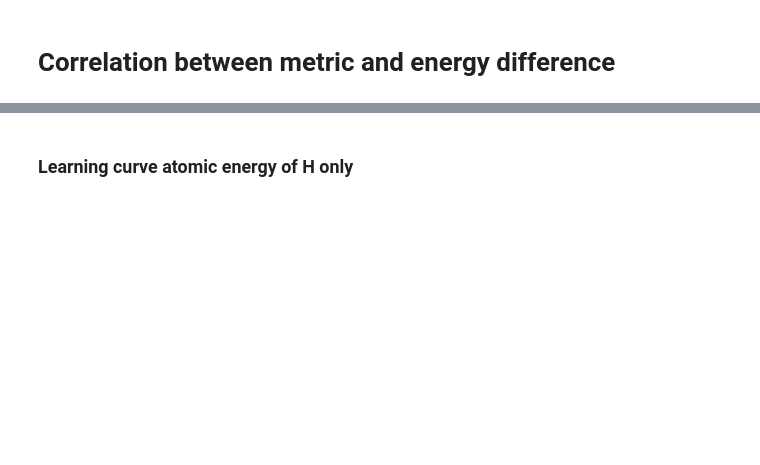
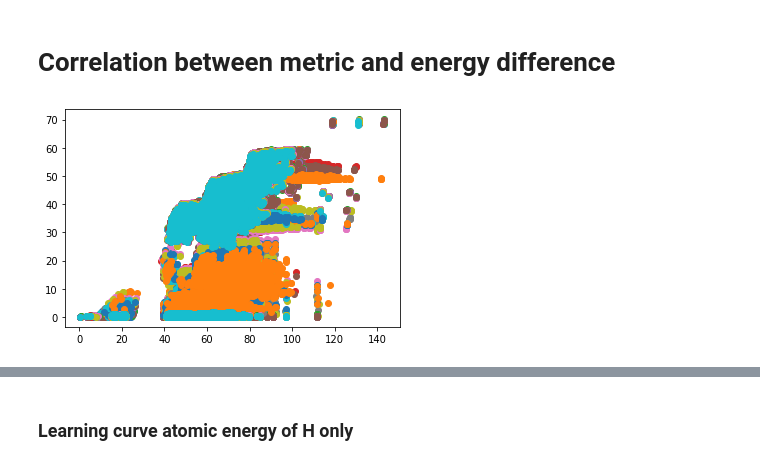
Before and after one commit to ferchault/APDFT, a Jupyter notebook: prototyping/atomic_energies/analysis/machine_learning/analysis_atomic_properties.ipynb, the cells around one changed output, grey strips where cells are left out. Drawn from its saved outputs; the diff is of its cells as text; code cells hidden in the pictures; blank space fills up the shorter version.

```diff
--- a/prototyping/atomic_energies/analysis/machine_learning/analysis_atomic_properties.ipynb
+++ b/prototyping/atomic_energies/analysis/machine_learning/analysis_atomic_properties.ipynb
@@ -541,0 +568,19 @@ plt.savefig('/home/misa/projects/phd_symposium_2021/figures/atomisation_molecule
+# %%
+plt.rcParams['font.size'] = 15
+plt.rcParams['figure.figsize'] = [6,4]
+fig, ax = plt.subplots(1,1)
+
+
+
+
+# ax.plot(hist_atomic_atomisation_split[1][1][:-1]*627.5, hist_atomic_atomisation_split[1][0], label=r'H', color='tab:blue' )
+# ax.plot(hist_atomic_atomisation_split[6][1][:-1]*627.5, hist_atomic_atomisation_split[6][0], label=r'C', color='tab:orange' )
+# ax.plot(hist_atomic_atomisation_split[7][1][:-1]*627.5, hist_atomic_atomisation_split[7][0], label=r'N', color='tab:green' )
+# ax.plot(hist_atomic_atomisation_split[8][1][:-1]*627.5, hist_atomic_atomisation_split[8][0], label=r'O', color='tab:red' )
+ax.plot(molecule_hist[1][:-1]*627.5, molecule_hist[0]/np.amax(molecule_hist[0]), color='grey', label = r'$E^{\rm mol}$')
+ax.plot(hist_atomic_atomisation[1][:-1]*627.5, hist_atomic_atomisation[0]/np.amax(hist_atomic_atomisation[0]), '-', color='black', label = r'$E_I$')
+ax.legend()
+ax.set_xlabel(r'$E_{I}$ (kcal/mol)')
+ax.set_yticks([])
+ax.set_ylabel('Counts')
+plt.savefig('/home/misa/projects/phd_symposium_2021/figures/atomic_atomisation_energy_distribution_comparison.png', bbox_inches='tight')
@@ -639,0 +717,11 @@ def get_property_matrix(labels):
+# %%
+dmatrix = np.load('/home/misa/projects/Atomic-Energies/data/ueg_reference/atomic_properties/cm_dmatrix.npy')
+alchpot_matrix = np.load('/home/misa/projects/Atomic-Energies/data/ueg_reference/atomic_properties/diff_alchpot_matrix.npy')
+atomic_matrix = np.load('/home/misa/projects/Atomic-Energies/data/ueg_reference/atomic_properties/diff_atomic_matrix.npy')
+atomisation_matrix = np.load('/home/misa/projects/Atomic-Energies/data/ueg_reference/atomic_properties/diff_atomisation_matrix.npy')
+# %%
+#plt.plot(dmatrix[0], atomic_matrix[0], 'o')
+for i in range(50):
+    plt.plot(dmatrix[i][i+1:], atomic_matrix[i][i+1:], 'o')
+# %% [output]
+[figure, added]
```
Also changed, not shown: parts of 50 cells of this notebook.
